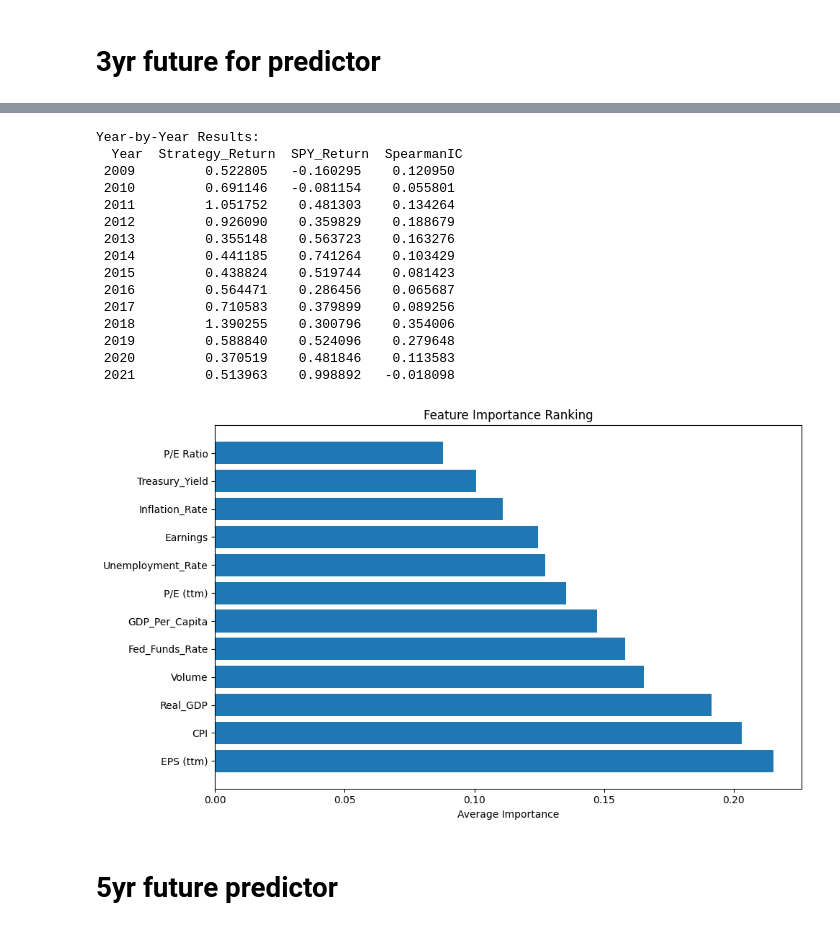
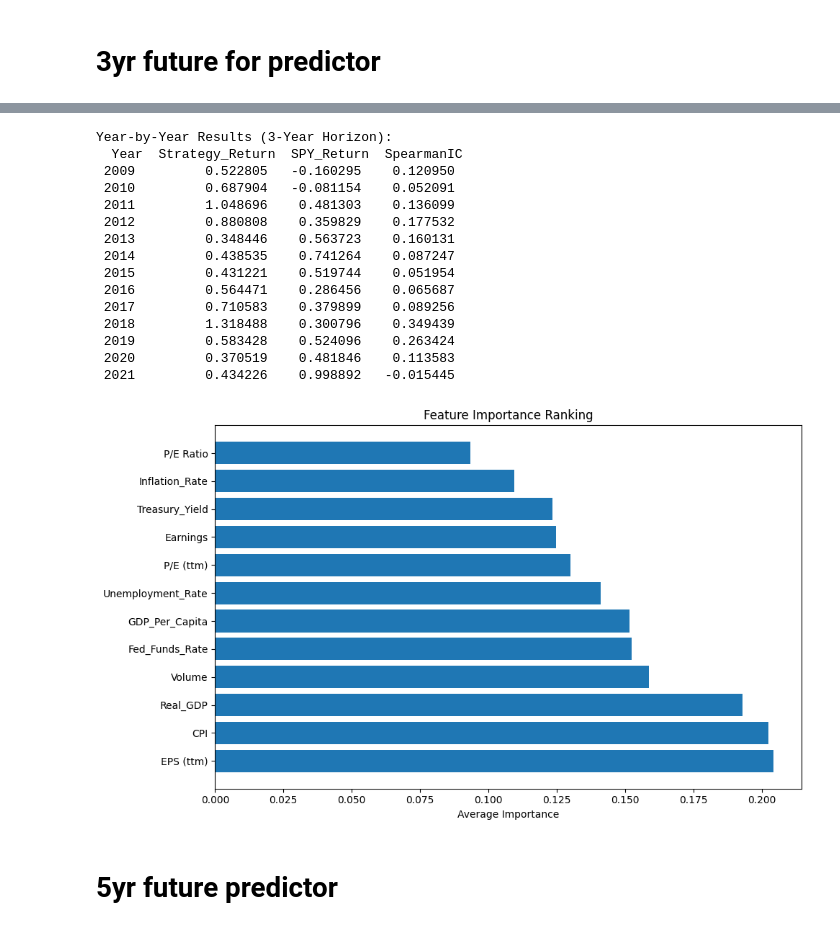
Before and after one commit to Dmeisterr/stock-program, a Jupyter notebook: src/DataAnalysis.ipynb, the cells around one changed output, grey strips where cells are left out. Saved outputs shown, nothing was run; the diff lists cells and outputs as text; code cells hidden in the pictures.

```diff
--- a/src/DataAnalysis.ipynb
+++ b/src/DataAnalysis.ipynb
@@ -3878,7 +3878,7 @@ def tune_model(pipe: Pipeline, X: pd.DataFrame, y: pd.Series) -> Pipeline:
     search = RandomizedSearchCV(
         pipe,
         param_distributions=param_dist,
-        n_iter=20,
+        n_iter=50,
         cv=tscv,
         scoring="r2",
         random_state=0,
@@ -4045,7 +4045,7 @@ def main() -> None:
     performance_metrics(backtest_df, feature_importances)
 
     # Show final table
-    print("\nYear‑by‑Year Results:\n", backtest_df.to_string(index=False))
+    print(f"\nYear‑by‑Year Results ({HORIZON_YEARS}-Year Horizon):\n", backtest_df.to_string(index=False))
 
 
 if __name__ == "__main__":
@@ -4215,7 +4215,7 @@ def tune_model(pipe: Pipeline, X: pd.DataFrame, y: pd.Series) -> Pipeline:
     search = RandomizedSearchCV(
         pipe,
         param_distributions=param_dist,
-        n_iter=20,
+        n_iter=50,
         cv=tscv,
         scoring="r2",
         random_state=0,
@@ -4382,8 +4382,7 @@ def main() -> None:
     performance_metrics(backtest_df, feature_importances)
 
     # Show final table
-    print("\nYear‑by‑Year Results:\n", backtest_df.to_string(index=False))
-
+    print(f"\nYear‑by‑Year Results ({HORIZON_YEARS}-Year Horizon):\n", backtest_df.to_string(index=False))
 
 if __name__ == "__main__":
     main()
@@ -4408,19 +4407,19 @@ if __name__ == "__main__":
-Year‑by‑Year Results:
+Year‑by‑Year Results (3-Year Horizon):
   Year  Strategy_Return  SPY_Return  SpearmanIC
  2009         0.522805   -0.160295    0.120950
- 2010         0.691146   -0.081154    0.055801
- 2011         1.051752    0.481303    0.134264
- 2012         0.926090    0.359829    0.188679
- 2013         0.355148    0.563723    0.163276
- 2014         0.441185    0.741264    0.103429
- 2015         0.438824    0.519744    0.081423
+ 2010         0.687904   -0.081154    0.052091
+ 2011         1.048696    0.481303    0.136099
+ 2012         0.880808    0.359829    0.177532
+ 2013         0.348446    0.563723    0.160131
+ 2014         0.438535    0.741264    0.087247
+ 2015         0.431221    0.519744    0.051954
  2016         0.564471    0.286456    0.065687
  2017         0.710583    0.379899    0.089256
- 2018         1.390255    0.300796    0.354006
- 2019         0.588840    0.524096    0.279648
+ 2018         1.318488    0.300796    0.349439
+ 2019         0.583428    0.524096    0.263424
  2020         0.370519    0.481846    0.113583
- 2021         0.513963    0.998892   -0.018098
+ 2021         0.434226    0.998892   -0.015445
-[figure, old version]
+[figure, new version]
 # %% [markdown]
 # 5yr future predictor
 # %%
```
Also changed, not shown: parts of 3 cells of this notebook, 1 other file.
